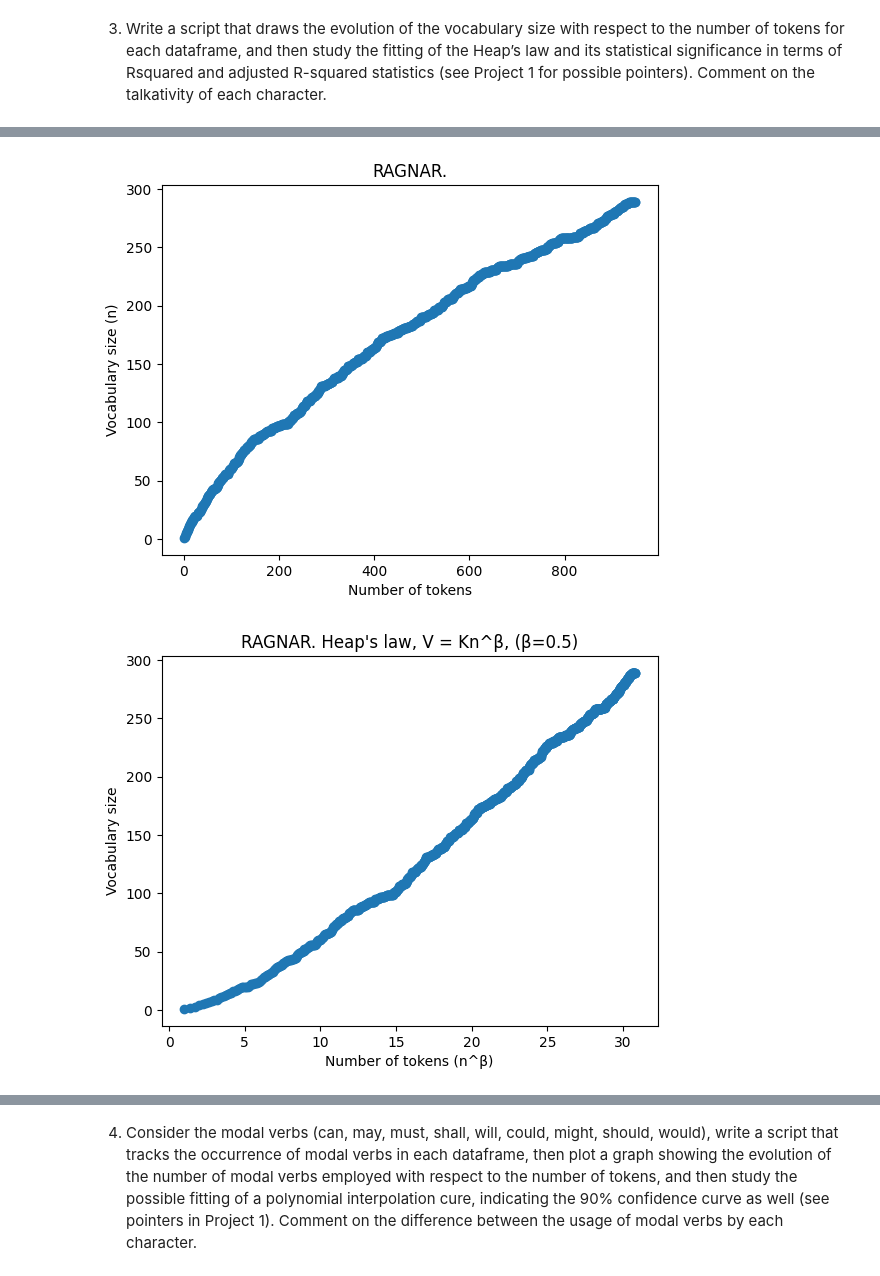
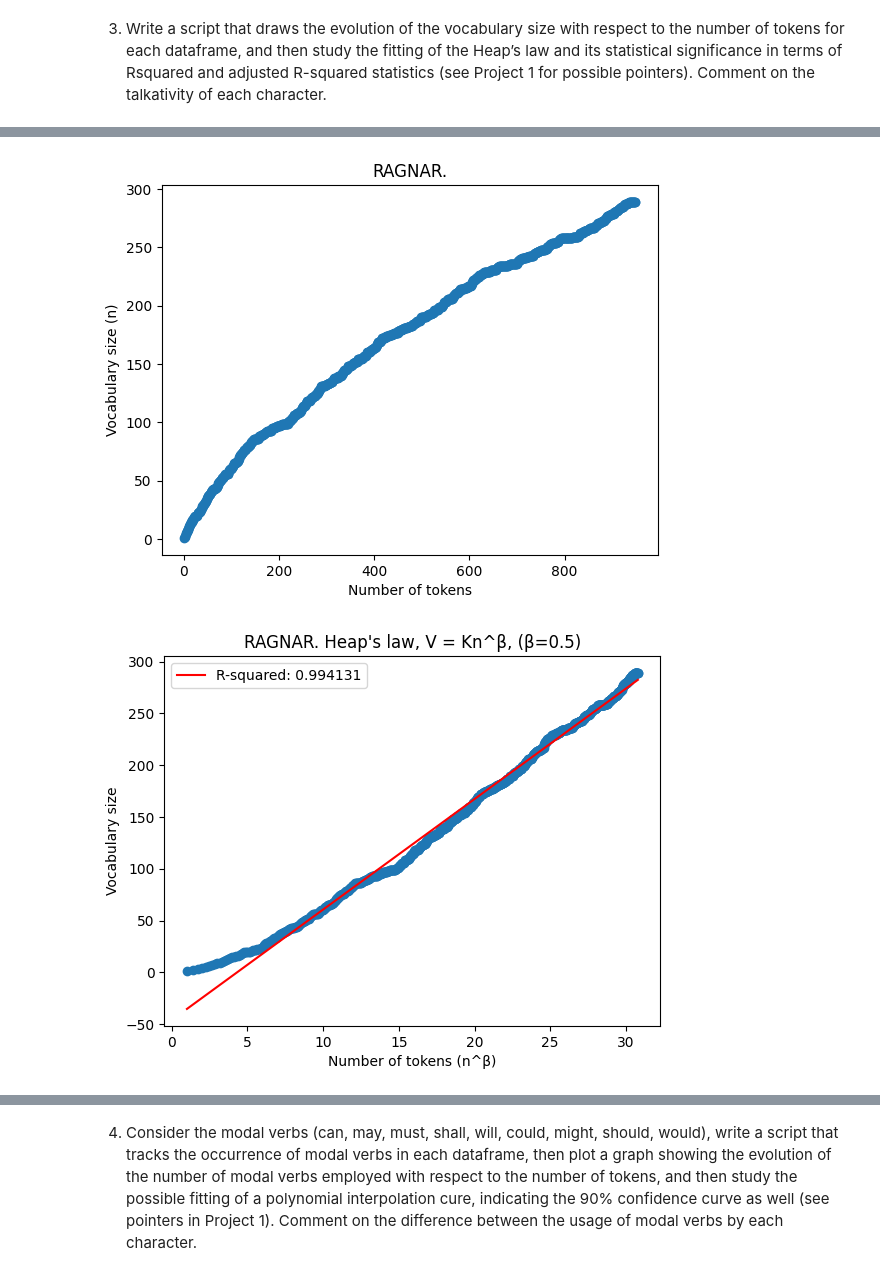
Before and after one commit to msirvio/NLP-Project, a Jupyter notebook: NovelAnalysis.ipynb, the cells around one changed output, grey strips where cells are left out. Cells and saved outputs as stored; diff of their text form; code cells hidden in the pictures.

Commit message:
Task 3 R-squared, Task 8 PoS tag histograms

```diff
--- a/NovelAnalysis.ipynb
+++ b/NovelAnalysis.ipynb
@@ -262,6 +262,8 @@ PoS_tags    [JJ, NN, ., PRP, RB, VB, PRP, VBP, RB, VB, PRP...
 each dataframe, and then study the fitting of the Heap’s law and its statistical significance in terms of Rsquared and adjusted R-squared statistics (see Project 1 for possible pointers). Comment on the
 talkativity of each character.
 # %%
+from scipy import stats
+
 for character in characters:
 
     number_of_tokens = list()
@@ -294,12 +296,17 @@ for character in characters:
     beta = 0.5
     x = np.power(number_of_tokens, beta)
     y = np.power(cumulative_vocabulary_size, 1)
+
+    # Fitted line and R-squared
+    res = stats.linregress(x, y)
+    plt.plot(x, res.intercept + res.slope*x, 'r', label=f'R-squared: {res.rvalue**2:.6f}')
+
     #plt.subplot(1, 2, 2)
     plt.scatter(x, y)
     plt.title(f'{character} Heap\'s law, V = Kn^β, (β={beta})')
     plt.xlabel('Number of tokens (n^β)')
     plt.ylabel('Vocabulary size')
-
+    plt.legend()
     plt.show()
 # %% [output]
 [figure]
@@ -313,3 +320,3 @@ for character in characters:
 [figure]
-[figure, old version]
+[figure, new version]
 [figure]
```
Also changed, not shown: parts of 3 cells of this notebook.
